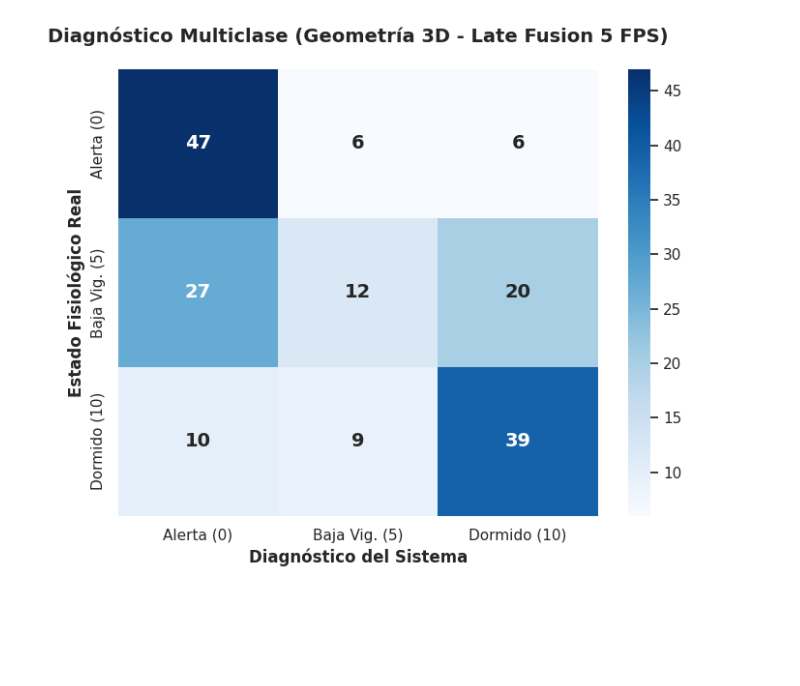
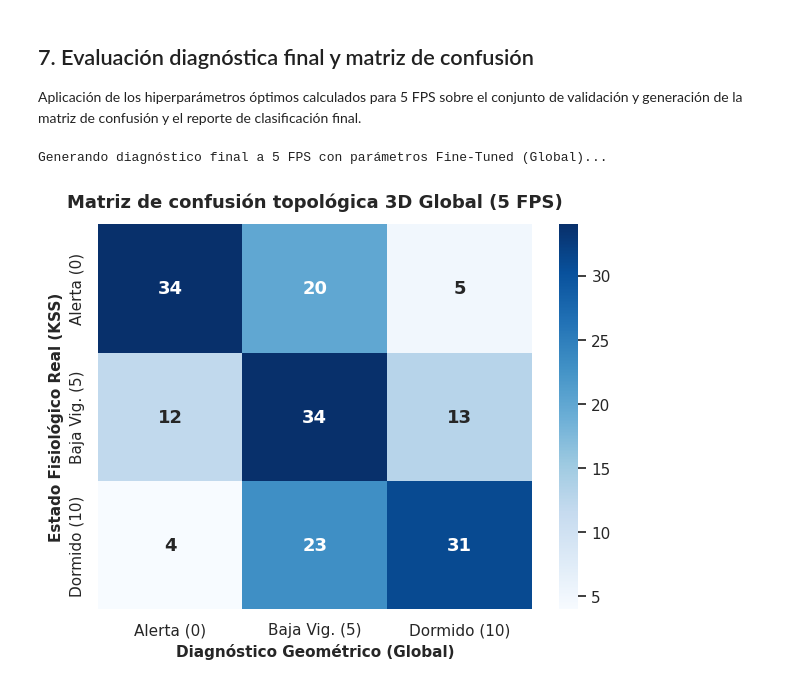
Before and after one commit to andonicabrera03/TFG-Multimodal-Driver-Fatigue-System, a Jupyter notebook: 05b_Fase5_Diagnostico_Geometrico_GridSearch.ipynb, the cells around one changed output. Saved outputs shown, nothing was run; the diff lists cells and outputs as text; code cells hidden in the pictures; blank space fills up the shorter version.

```diff
--- a/05b_Fase5_Diagnostico_Geometrico_GridSearch.ipynb
+++ b/05b_Fase5_Diagnostico_Geometrico_GridSearch.ipynb
@@ -259,0 +251,17 @@ RESULTADOS PRIORIZANDO ACCURACY (Evitar Falsas Alarmas)
+# %%
+# Graficaremos la máxima capacidad predictiva (F1-Score) por resolución
+datos_grafico = [{'FPS': fps, 'Max_F1': config['Macro_F1']} for fps, config in mejores_modelos_f1.items()]
+df_grafico = pd.DataFrame(datos_grafico)
+
+plt.figure(figsize=(9, 5))
+sns.set_theme(style="whitegrid")
+grafico = sns.barplot(x='FPS', y='Max_F1', data=df_grafico, palette='Blues_r', order=[30, 15, 5, 1])
+
+for index, row in enumerate(df_grafico.itertuples()):
+    grafico.text(index, row.Max_F1 + 0.005, f"{row.Max_F1:.4f}", color='black', ha="center", fontweight='bold')
+
+plt.title('Análisis de resolución temporal: Rendimiento Geométrico Global por FPS', fontsize=13, fontweight='bold', pad=15)
+plt.xlabel('Frecuencia de Muestreo (FPS)', fontsize=11, fontweight='bold')
+plt.ylabel('Macro F1-Score Óptimo', fontsize=11, fontweight='bold')
+plt.ylim(0, max(df_grafico['Max_F1']) + 0.1)
+plt.show()
@@ -260,46 +376,39 @@ RESULTADOS PRIORIZANDO ACCURACY (Evitar Falsas Alarmas)
+# %% [markdown]
+## 7. Evaluación diagnóstica final y matriz de confusión
+Aplicación de los hiperparámetros óptimos calculados para 5 FPS sobre el conjunto de validación y generación de la matriz de confusión y el reporte de clasificación final.
 # %%
-# ==============================================================================
-# 6. RENDERIZADO DEL DIAGNÓSTICO DEFINITIVO (ESTÁNDAR 5 FPS)
-# ==============================================================================
-# Extraemos la mejor configuración a 5 FPS (Priorizando F1-Score)
-top_5fps = mejores_modelos_f1['5 FPS']['Top_Config']
+opt_fps = 5
 
-# Ejecutamos el motor geométrico con los hiperparámetros ganadores
-df_optimo = evaluar_videos_geometricos(
-    df_5,
-    fps=5,
-    warmup_sec=top_5fps['WarmUp'],
-    perclos_th=top_5fps['PERCLOS'],
-    mar_th=top_5fps['MAR'],
-    bostezo_sec_th=top_5fps['Bostezo'],
-    sigma_mult=top_5fps['Sigma'],
-    ear_min=top_5fps['EAR_Min']
+print(f"Generando diagnóstico final a {opt_fps} FPS con parámetros Fine-Tuned (Global)...")
+
+y_true_opt, y_pred_opt = evaluar_dataset_geometrico(
+    df_5fps, fps=opt_fps,
+    warmup_sec=config_fina['WarmUp'],
+    p_mod=config_fina['P_Mod'],
+    p_sev=config_fina['P_Sev'],
+    mar_th=config_fina['MAR'],
+    b_sec=config_fina['B_Sec'],
+    sigma_mult=config_fina['Sigma'],
+    ear_min=config_fina['EAR_Min']
 )
 
-y_true = df_optimo['real']
-y_pred = df_optimo['pred']
-
-# Renderizado de la matriz de confusión
-matriz_conf = confusion_matrix(y_true, y_pred, labels=[0, 5, 10])
+cm = confusion_matrix(y_true_opt, y_pred_opt, labels=[0, 5, 10])
 etiquetas_clinicas = ['Alerta (0)', 'Baja Vig. (5)', 'Dormido (10)']
 
-plt.figure(figsize=(8, 6))
-sns.set_theme(style="white")
-sns.heatmap(
-    matriz_conf, annot=True, fmt='d', cmap='Blues',
-    xticklabels=etiquetas_clinicas, yticklabels=etiquetas_clinicas,
-    annot_kws={"size": 14, "weight": "bold"}
-)
-
-plt.title('Diagnóstico Multiclase (Geometría 3D - Late Fusion 5 FPS)', pad=20, fontsize=14, fontweight='bold')
-plt.ylabel('Estado Fisiológico Real', fontsize=12, fontweight='bold')
-plt.xlabel('Diagnóstico del Sistema', fontsize=12, fontweight='bold')
+plt.figure(figsize=(7, 5))
+sns.heatmap(cm, annot=True, fmt='d', cmap='Blues',
+            xticklabels=etiquetas_clinicas,
+            yticklabels=etiquetas_clinicas,
+            annot_kws={"size": 13, "weight": "bold"})
+plt.title(f'Matriz de confusión topológica 3D Global ({opt_fps} FPS)', fontsize=13, fontweight='bold', pad=12)
+plt.ylabel('Estado Fisiológico Real (KSS)', fontsize=11, fontweight='bold')
+plt.xlabel('Diagnóstico Geométrico (Global)', fontsize=11, fontweight='bold')
 plt.show()
 
-# Reporte formal de métricas
 print("\n" + "="*55)
-print("REPORTE CLÍNICO FINAL DE CLASIFICACIÓN (5 FPS)")
+print(f"REPORTE CLÍNICO FINAL DE CLASIFICACIÓN ({opt_fps} FPS)")
 print("="*55)
-print(classification_report(y_true, y_pred, labels=[0, 5, 10], target_names=etiquetas_clinicas))
+print(classification_report(y_true_opt, y_pred_opt, labels=[0, 5, 10], target_names=etiquetas_clinicas))
 # %% [output]
+Generando diagnóstico final a 5 FPS con parámetros Fine-Tuned (Global)...
-[figure, old version]
+[figure, new version]
```
Also changed, not shown: parts of 26 cells of this notebook, 8 other files.
